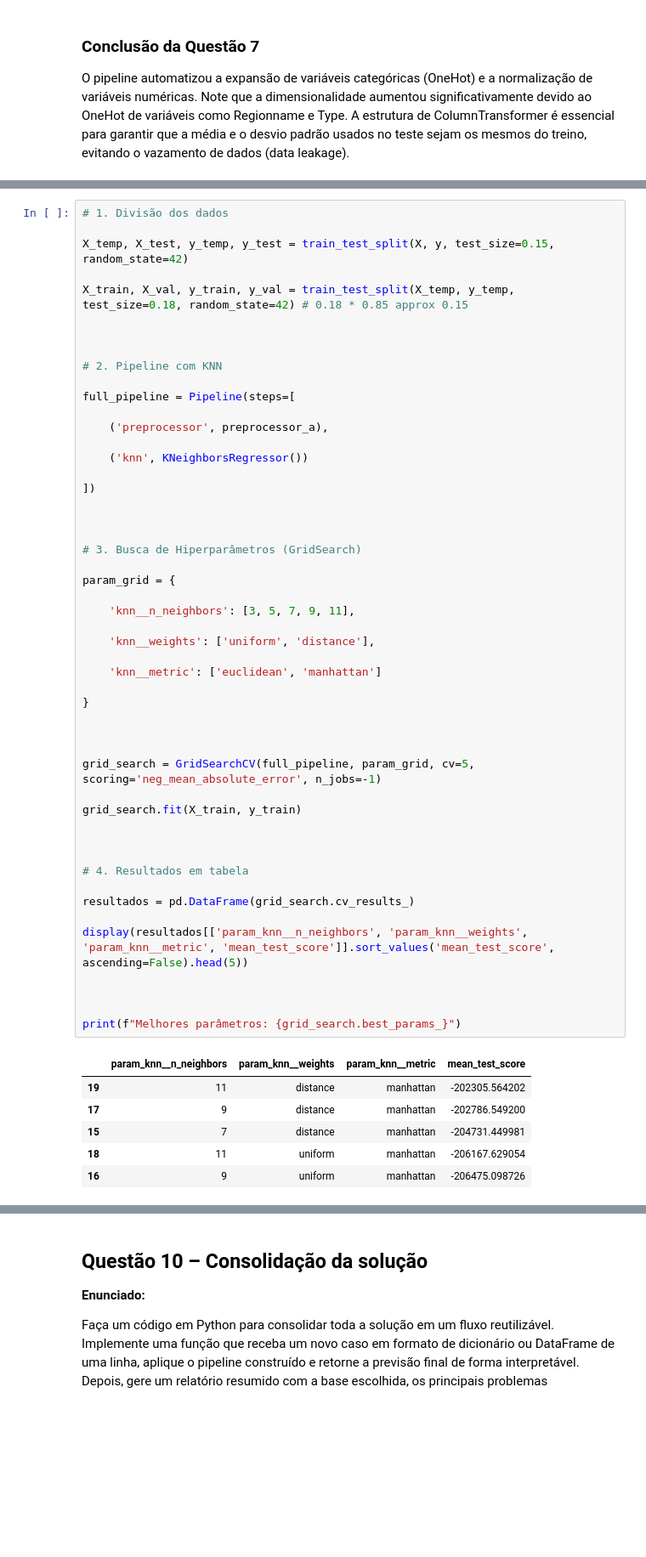
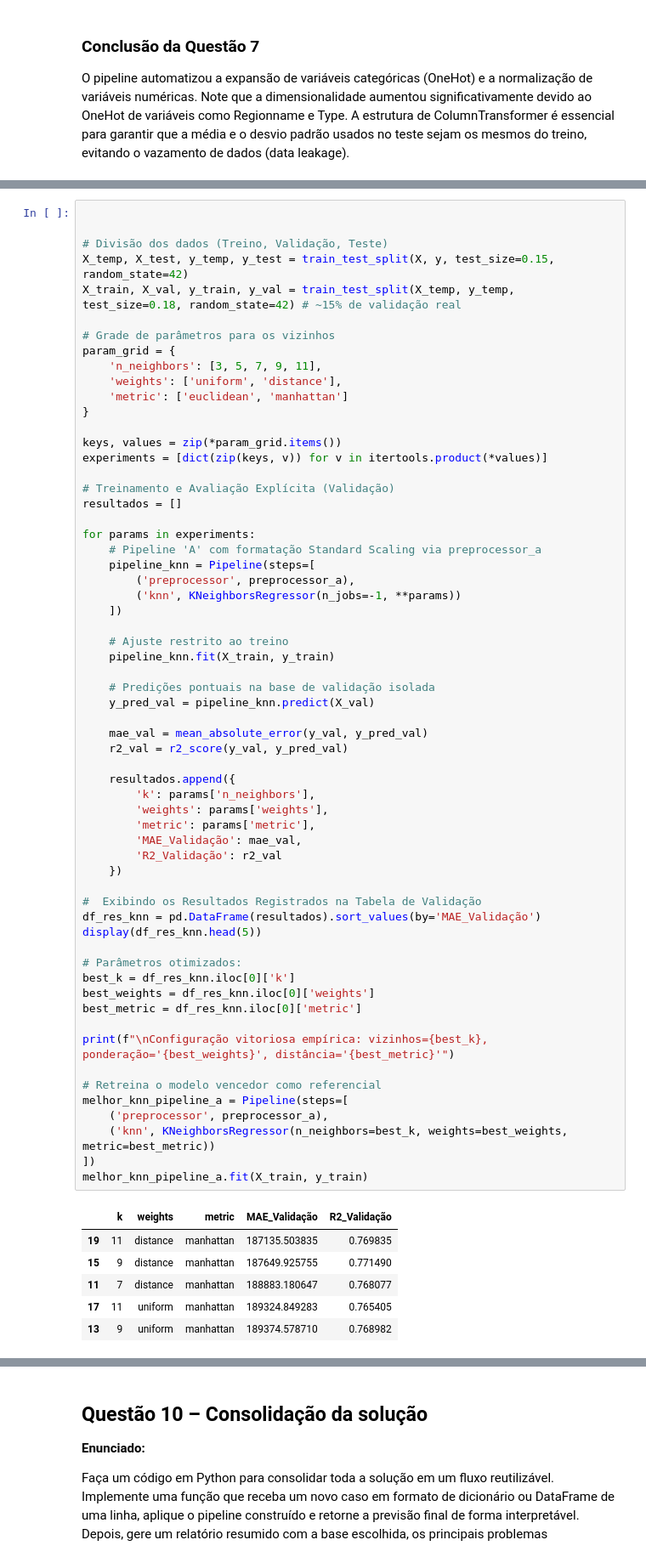
Before and after one commit to Kcodesufal/data-science-2026, a Jupyter notebook: lista 1/Lista 1.ipynb, the cells around one changed output, grey strips where cells are left out. Shown at 85% size. Saved outputs shown, nothing was run; the diff lists cells and outputs as text; blank space fills up the shorter version.

```diff
--- a/lista 1/Lista 1.ipynb
+++ b/lista 1/Lista 1.ipynb
@@ -690,58 +672,69 @@ Dividimos os dados em Treino (70%), Validação (15%) e Teste (15%). Utilizamos
 Implemente abaixo o código da questão.
 # %%
-# 1. Divisão dos dados
-
-X_temp, X_test, y_temp, y_test = train_test_split(X, y, test_size=0.15, random_state=42)
-
-X_train, X_val, y_train, y_val = train_test_split(X_temp, y_temp, test_size=0.18, random_state=42) # 0.18 * 0.85 approx 0.15
 
 
+# Divisão dos dados (Treino, Validação, Teste)
+X_temp, X_test, y_temp, y_test = train_test_split(X, y, test_size=0.15, random_state=42)
+X_train, X_val, y_train, y_val = train_test_split(X_temp, y_temp, test_size=0.18, random_state=42) # ~15% de validação real
 
-# 2. Pipeline com KNN
-
-full_pipeline = Pipeline(steps=[
-
-    ('preprocessor', preprocessor_a),
-
-    ('knn', KNeighborsRegressor())
-
-])
-
-
-
-# 3. Busca de Hiperparâmetros (GridSearch)
-
+# Grade de parâmetros para os vizinhos
 param_grid = {
-
-    'knn__n_neighbors': [3, 5, 7, 9, 11],
-
-    'knn__weights': ['uniform', 'distance'],
-
-    'knn__metric': ['euclidean', 'manhattan']
-
+    'n_neighbors': [3, 5, 7, 9, 11],
+    'weights': ['uniform', 'distance'],
+    'metric': ['euclidean', 'manhattan']
 }
 
+keys, values = zip(*param_grid.items())
+experiments = [dict(zip(keys, v)) for v in itertools.product(*values)]
 
+# Treinamento e Avaliação Explícita (Validação)
+resultados = []
 
-grid_search = GridSearchCV(full_pipeline, param_grid, cv=5, scoring='neg_mean_absolute_error', n_jobs=-1)
+for params in experiments:
+    # Pipeline 'A' com formatação Standard Scaling via preprocessor_a
+    pipeline_knn = Pipeline(steps=[
+        ('preprocessor', preprocessor_a),
+        ('knn', KNeighborsRegressor(n_jobs=-1, **params))
+    ])
 
-grid_search.fit(X_train, y_train)
+    # Ajuste restrito ao treino
+    pipeline_knn.fit(X_train, y_train)
 
+    # Predições pontuais na base de validação isolada
+    y_pred_val = pipeline_knn.predict(X_val)
 
+    mae_val = mean_absolute_error(y_val, y_pred_val)
+    r2_val = r2_score(y_val, y_pred_val)
 
-# 4. Resultados em tabela
+    resultados.append({
+        'k': params['n_neighbors'],
+        'weights': params['weights'],
+        'metric': params['metric'],
+        'MAE_Validação': mae_val,
+        'R2_Validação': r2_val
+    })
 
-resultados = pd.DataFrame(grid_search.cv_results_)
+#  Exibindo os Resultados Registrados na Tabela de Validação
+df_res_knn = pd.DataFrame(resultados).sort_values(by='MAE_Validação')
+display(df_res_knn.head(5))
 
-display(resultados[['param_knn__n_neighbors', 'param_knn__weights', 'param_knn__metric', 'mean_test_score']].sort_values('mean_test_score', ascending=False).head(5))
+# Parâmetros otimizados:
+best_k = df_res_knn.iloc[0]['k']
+best_weights = df_res_knn.iloc[0]['weights']
+best_metric = df_res_knn.iloc[0]['metric']
 
+print(f"\nConfiguração vitoriosa empírica: vizinhos={best_k}, ponderação='{best_weights}', distância='{best_metric}'")
 
-
-print(f"Melhores parâmetros: {grid_search.best_params_}")
+# Retreina o modelo vencedor como referencial
+melhor_knn_pipeline_a = Pipeline(steps=[
+    ('preprocessor', preprocessor_a),
+    ('knn', KNeighborsRegressor(n_neighbors=best_k, weights=best_weights, metric=best_metric))
+])
+melhor_knn_pipeline_a.fit(X_train, y_train)
 # %% [output]
-|  | param_knn__n_neighbors | param_knn__weights | param_knn__metric | mean_test_score |
-| 19 | 11 | distance | manhattan | -202305.564202 |
-| 17 | 9 | distance | manhattan | -202786.549200 |
-| 15 | 7 | distance | manhattan | -204731.449981 |
-| 18 | 11 | uniform | manhattan | -206167.629054 |
-| 16 | 9 | uniform | manhattan | -206475.098726 |
+|  | k | weights | metric | MAE_Validação | R2_Validação |
+| 19 | 11 | distance | manhattan | 187135.503835 | 0.769835 |
+| 15 | 9 | distance | manhattan | 187649.925755 | 0.771490 |
+| 11 | 7 | distance | manhattan | 188883.180647 | 0.768077 |
+| 17 | 11 | uniform | manhattan | 189324.849283 | 0.765405 |
+| 13 | 9 | uniform | manhattan | 189374.578710 | 0.768982 |
```
Also changed, not shown: parts of 28 cells of this notebook.
